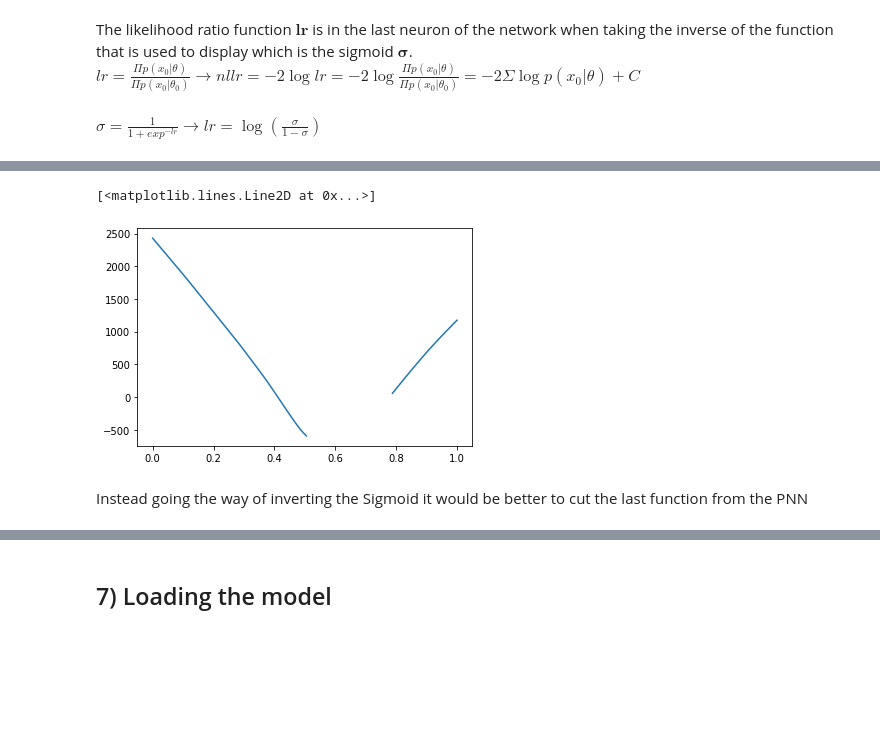
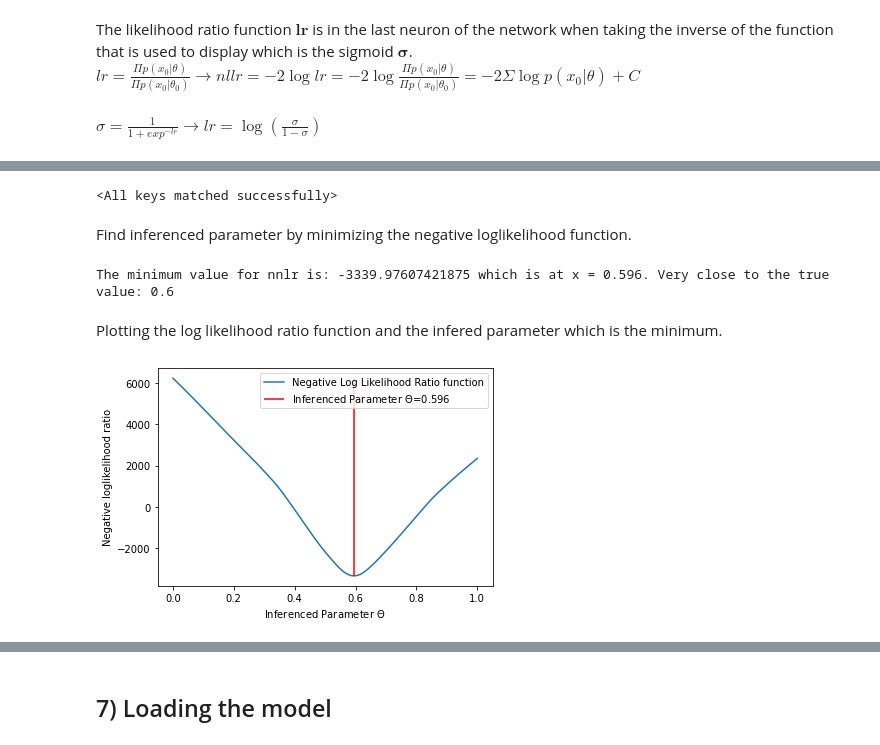
Before and after one commit to leonrenn/datascience_seminar, a Jupyter notebook: ParameterizedNeuralNetwork/PNN_1d.ipynb, the cells around one changed output, grey strips where cells are left out. Saved outputs shown, nothing was run; the diff lists cells and outputs as text; code cells hidden in the pictures; blank space fills up the shorter version.

Commit message:
Parameter inference on the mean added.

```diff
--- a/ParameterizedNeuralNetwork/PNN_1d.ipynb
+++ b/ParameterizedNeuralNetwork/PNN_1d.ipynb
@@ -347,12 +359,21 @@ $\sigma = \frac{1}{1+exp^{-lr}} \rightarrow lr = \log{(\frac{\sigma}{1-\sigma})}
+# %%
+# redefining the model to get output of last neuron
+# therefore load old model with adapted layer structure
+PATH: str = "/tmp/PNN_1d.pth"
+model  = ParameterizedNeuralNet(llr_analysis=True)
+PNN_state_dict = torch.load(os.getcwd()+PATH)
+model.load_state_dict(PNN_state_dict)
+# %% [output]
+<All keys matched successfully>
 # %%
-#size of true signal
+# size of true signal
 size_true = 100
 
 # parameter mean that should be infered on
-true_signal = 0.6
+true_signal = 0.600
 
-# list for nnlr
-nnlr = []
+# list for nllr (negative log likelihood ratio)
+nllr = []
 
 # x_0 values sampled from a gaussian
 x_0 = np.random.normal(loc=true_signal, scale=0.03, size=size_true)
@@ -362,7 +383,8 @@ bg = 0.4
 background = np.ones_like(x_0) * bg
 
 # range for scanning through NN
-signals = np.linspace(0,1,100)
+signals = np.linspace(0,1,size_true)
+
 
 # iterating through the NN
 for signal_idx, signal in enumerate(signals):
@@ -383,12 +405,25 @@ for signal_idx, signal in enumerate(signals):
     # model evaluation
     res = model(data_tensor).detach().numpy()
 
-    lr = -2 * np.sum(np.log(res/(1-res)))
-    nnlr.append(lr)
+    # nllr appending
+    lr = -2 * np.sum(res)
+    nllr.append(lr)
-# %%
-plt.plot(signals, nnlr)
-# %% [output]
-[<matplotlib.lines.Line2D at 0x...>]
-[figure, removed]
-# %% [markdown]
-Instead going the way of inverting the Sigmoid it would be better to cut the last function from the PNN
+# %% [markdown]
+Find inferenced parameter by minimizing the negative loglikelihood function.
+# %%
+nllr = np.array(nllr)
+val, idx = min((val, idx) for (idx, val) in enumerate(nllr))
+print(f"The minimum value for nnlr is: {val} which is at x = {np.round(signals[idx], 3)}. Very close to the true value: {true_signal}")
+# %% [output]
+The minimum value for nnlr is: -3339.97607421875 which is at x = 0.596. Very close to the true value: 0.6
+# %% [markdown]
+Plotting the log likelihood ratio function and the infered parameter which is the minimum.
+# %%
+plt.plot(signals, nllr, label="Negative Log Likelihood Ratio function")
+plt.vlines(np.round(signals[idx], 3), min(nllr), max(nllr), colors=["red"], label=f"Inferenced Parameter $\Theta$={np.round(signals[idx], 3)}")
+plt.xlabel("Inferenced Parameter $\Theta$")
+plt.ylabel("Negative loglikelihood ratio")
+plt.legend()
+plt.show()
+# %% [output]
+[figure, added]
```
Also changed, not shown: parts of 5 cells of this notebook.
